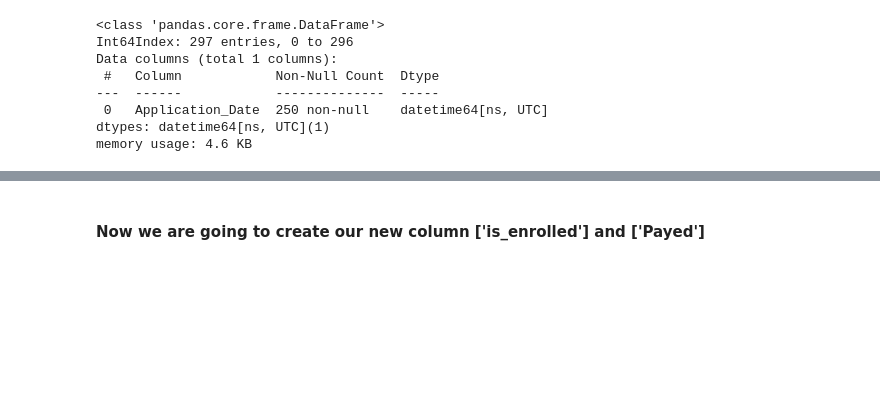
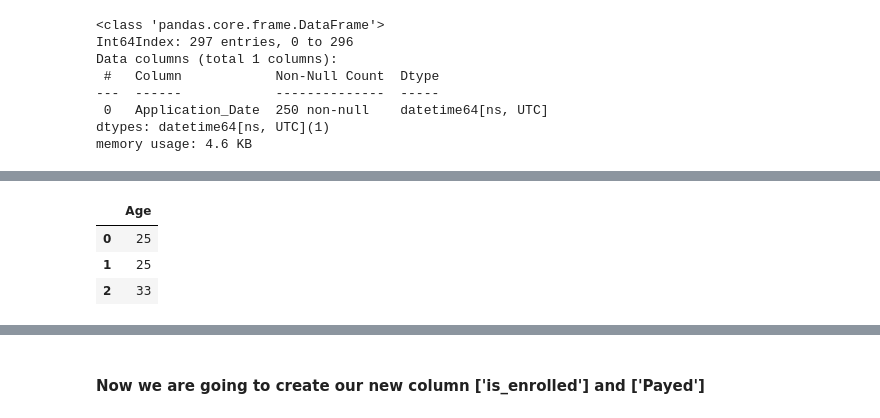
Before and after one commit to kesnel/Ayiti-Analytics-Bootcamp-Project, a Jupyter notebook: data-processing.ipynb, the cells around one changed output, grey strips where cells are left out. Cells and saved outputs as stored; diff of their text form; code cells hidden in the pictures; blank space fills up the shorter version.

```diff
--- a/data-processing.ipynb
+++ b/data-processing.ipynb
@@ -887,0 +857,8 @@ memory usage: 4.6 KB
+# %%
+# Display the Age columns
+final[['Age']].head(3)
+# %% [output]
+|  | Age |
+| 0 | 25 |
+| 1 | 25 |
+| 2 | 33 |
```
Also changed, not shown: parts of 27 cells of this notebook.
